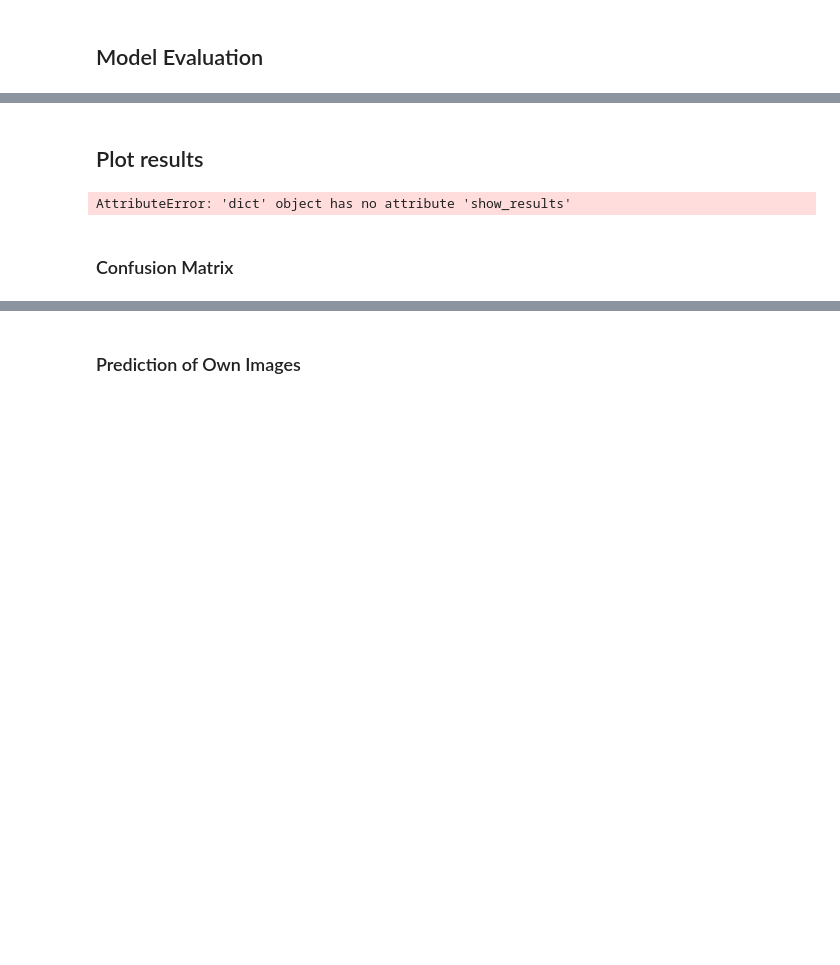
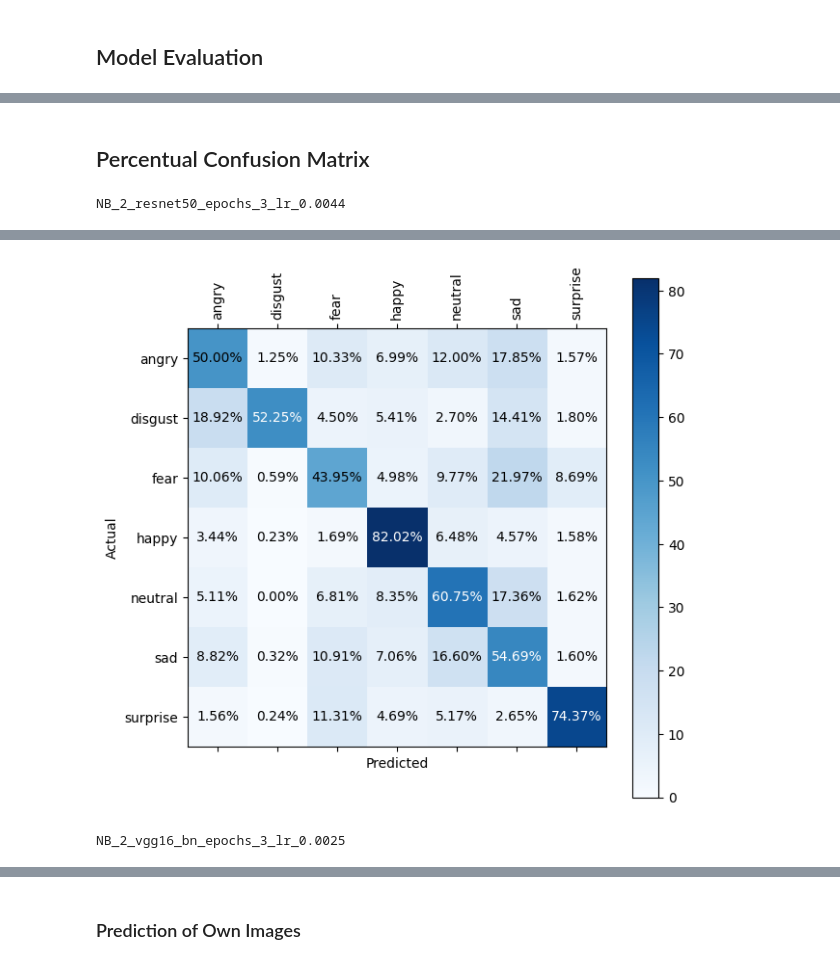
Before and after one commit to nmirabets/emotion-recognition, a Jupyter notebook: notebooks/main_fastai.ipynb, the cells around one changed output, grey strips where cells are left out. Saved outputs shown, nothing was run; the diff lists cells and outputs as text; code cells hidden in the pictures; blank space fills up the shorter version.

```diff
--- a/notebooks/main_fastai.ipynb
+++ b/notebooks/main_fastai.ipynb
@@ -192,8 +241,43 @@ Learner:  fa_train_4_densenet169_epochs_5_lr_0.011
-# %% [markdown]
-## Plot results
-# %%
-learners[0].show_results()
-# %% [output]
-AttributeError: 'dict' object has no attribute 'show_results'
 # %% [markdown]
-### Confusion Matrix
+## Percentual Confusion Matrix
+# %%
+# Custom function to plot confusion matrix with percentages
+def plot_confusion_matrix_percent(cm, classes, figsize=(7, 7), dpi=100):
+    fig, ax = plt.subplots(figsize=figsize, dpi=dpi)
+    cax = ax.matshow(cm, cmap=plt.cm.Blues)
+    plt.colorbar(cax)
+
+    for i in range(len(classes)):
+        for j in range(len(classes)):
+            plt.text(j, i, f"{cm[i, j]:.2f}%", va='center', ha='center', color='white' if cm[i, j] > 50 else 'black')
+
+    plt.xticks(np.arange(len(classes)), classes, rotation=90)
+    plt.yticks(np.arange(len(classes)), classes)
+    plt.xlabel('Predicted')
+    plt.ylabel('Actual')
+    plt.show()
+# %%
+import matplotlib.pyplot as plt
+import numpy as np
+
+for learner in learners:
+    # Print the learner name
+    print(learner['name'])
+
+    # Get the confusion matrix data
+    interp = ClassificationInterpretation.from_learner(learner['learner'])
+    losses,idxs = interp.top_losses()
+
+    # Get the confusion matrix data
+    cm = interp.confusion_matrix()
+
+    # Calculate the percentage values for the confusion matrix
+    cm_percentage = (cm / cm.sum(axis=1)[:, np.newaxis]) * 100
+
+    # Get the class names from interp object
+    classes = interp.vocab
+
+    # Call the custom plot function
+    plot_confusion_matrix_percent(cm_percentage, classes, figsize=(7, 7), dpi=100)
+# %% [output]
+NB_2_resnet50_epochs_3_lr_0.0044
@@ -199,0 +286,2 @@ AttributeError: 'dict' object has no attribute 'show_results'
+[figure, added]
+NB_2_vgg16_bn_epochs_3_lr_0.0025
```
Also changed, not shown: parts of 16 cells of this notebook, 10 other files.
